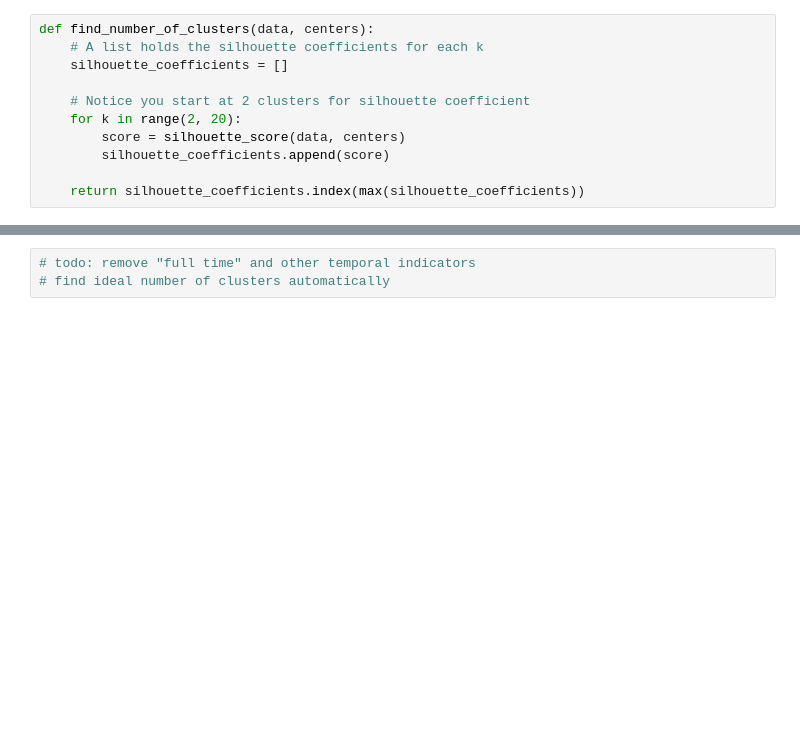
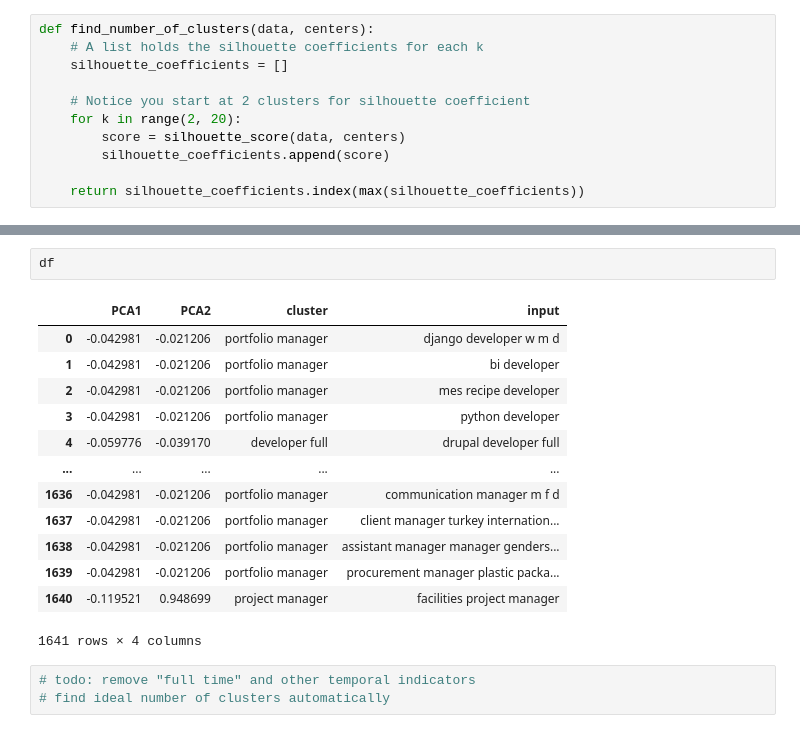
Before and after one commit to andrea-dagostino/simple_keyword_clusterer, a Jupyter notebook: prototyping/test.ipynb, the cells around one changed output, grey strips where cells are left out. Cells and saved outputs as stored; diff of their text form; blank space fills up the shorter version.

```diff
--- a/prototyping/test.ipynb
+++ b/prototyping/test.ipynb
@@ -152,3 +148,19 @@ Found number of optimal clusters: 43
+# %%
+df
+# %% [output]
+|  | PCA1 | PCA2 | cluster | input |
+| 0 | -0.042981 | -0.021206 | portfolio manager | django developer w m d |
+| 1 | -0.042981 | -0.021206 | portfolio manager | bi developer |
+| 2 | -0.042981 | -0.021206 | portfolio manager | mes recipe developer |
+| 3 | -0.042981 | -0.021206 | portfolio manager | python developer |
+| 4 | -0.059776 | -0.039170 | developer full | drupal developer full |
+| ... | ... | ... | ... | ... |
+| 1636 | -0.042981 | -0.021206 | portfolio manager | communication manager m f d |
+| 1637 | -0.042981 | -0.021206 | portfolio manager | client manager turkey internation... |
+| 1638 | -0.042981 | -0.021206 | portfolio manager | assistant manager manager genders... |
+| 1639 | -0.042981 | -0.021206 | portfolio manager | procurement manager plastic packa... |
+| 1640 | -0.119521 | 0.948699 | project manager | facilities project manager |
+1641 rows × 4 columns
 # %%
 # todo: remove "full time" and other temporal indicators
 # find ideal number of clusters automatically
```
Also changed, not shown: parts of 5 cells of this notebook, 7 other files.
